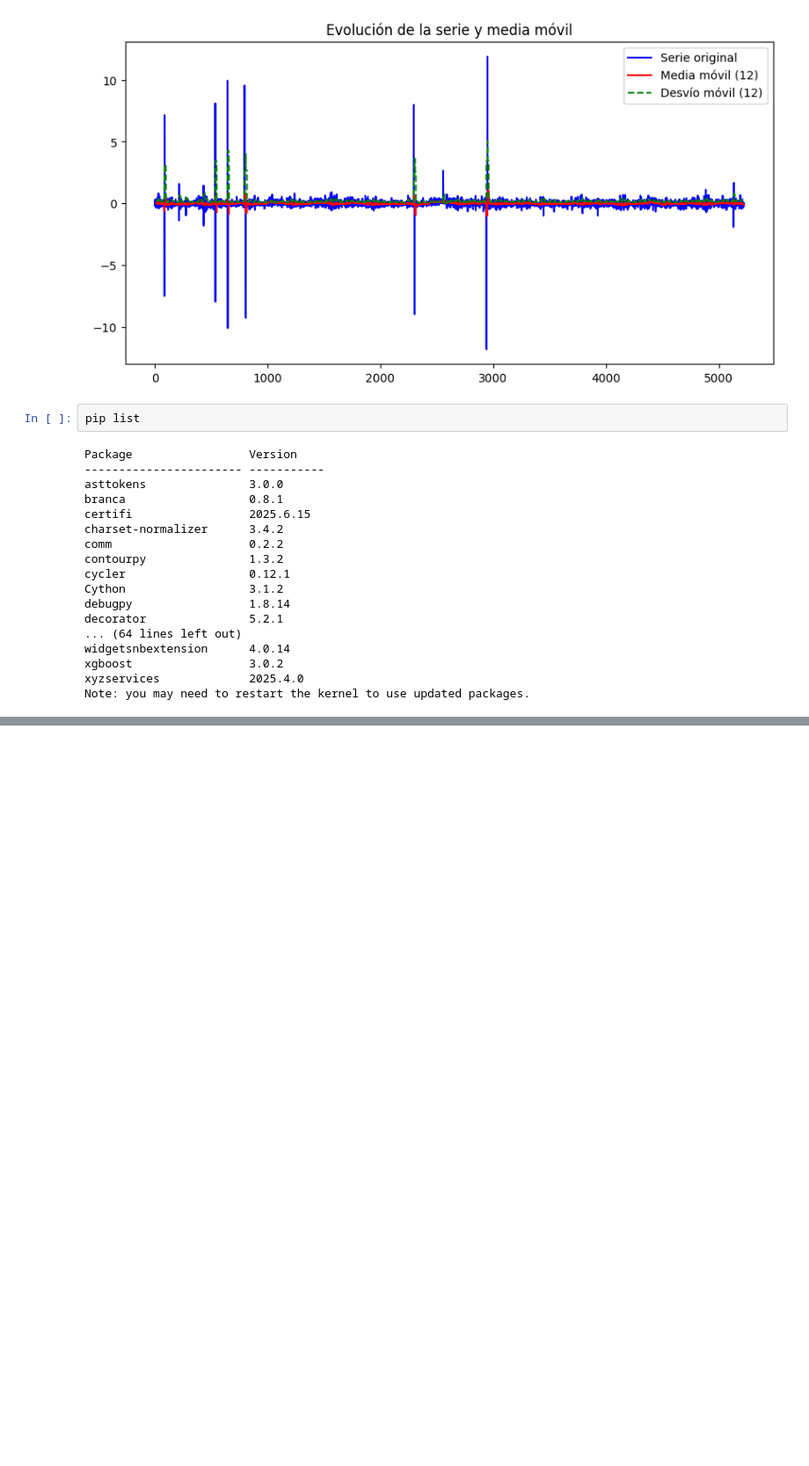
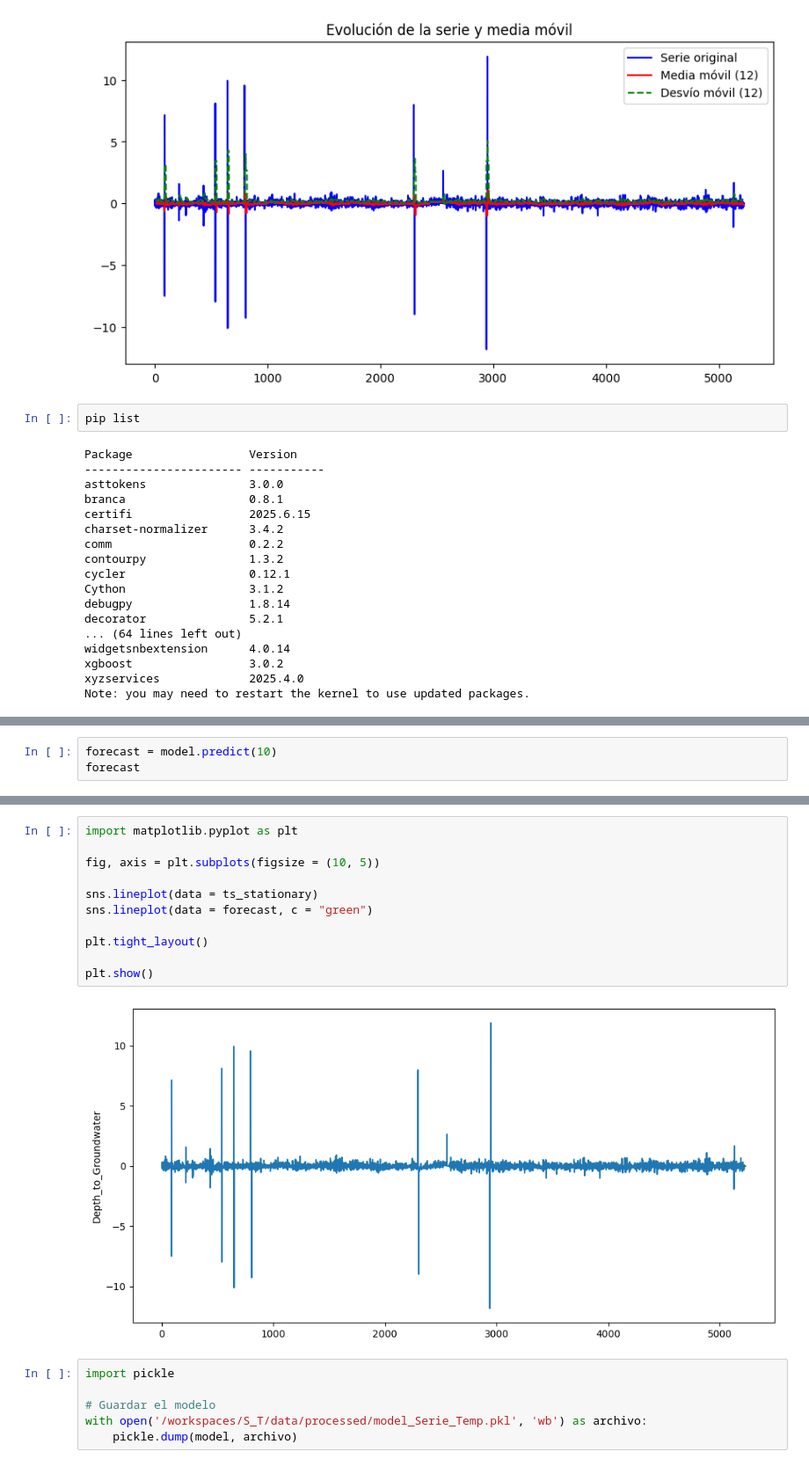
Before and after one commit to 4GeeksAcademy/S_T, a Jupyter notebook: src/explore (5).ipynb, the cells around one changed output, grey strips where cells are left out. Shown at 88% size. Cells and saved outputs as stored; diff of their text form; blank space fills up the shorter version.

Commit message:
Series Temporales

```diff
--- a/src/explore (5).ipynb
+++ b/src/explore (5).ipynb
@@ -336,0 +353,3 @@ ImportError: cannot import name '_lazywhere' from 'scipy._lib._util' (/workspace
+# %%
+forecast = model.predict(10)
+forecast
@@ -336,0 +368,19 @@ ImportError: cannot import name '_lazywhere' from 'scipy._lib._util' (/workspace
+# %%
+import matplotlib.pyplot as plt
+
+fig, axis = plt.subplots(figsize = (10, 5))
+
+sns.lineplot(data = ts_stationary)
+sns.lineplot(data = forecast, c = "green")
+
+plt.tight_layout()
+
+plt.show()
+# %% [output]
+[figure, added]
+# %%
+import pickle
+
+# Guardar el modelo
+with open('/workspaces/S_T/data/processed/model_Serie_Temp.pkl', 'wb') as archivo:
+    pickle.dump(model, archivo)
```
Also changed, not shown: parts of 4 cells of this notebook, 2 other files.
